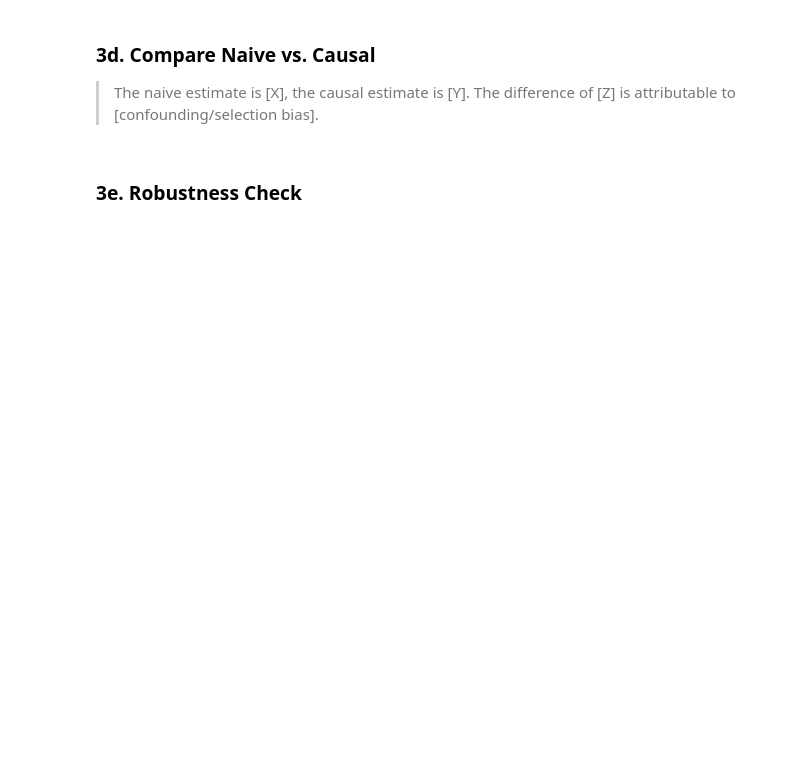
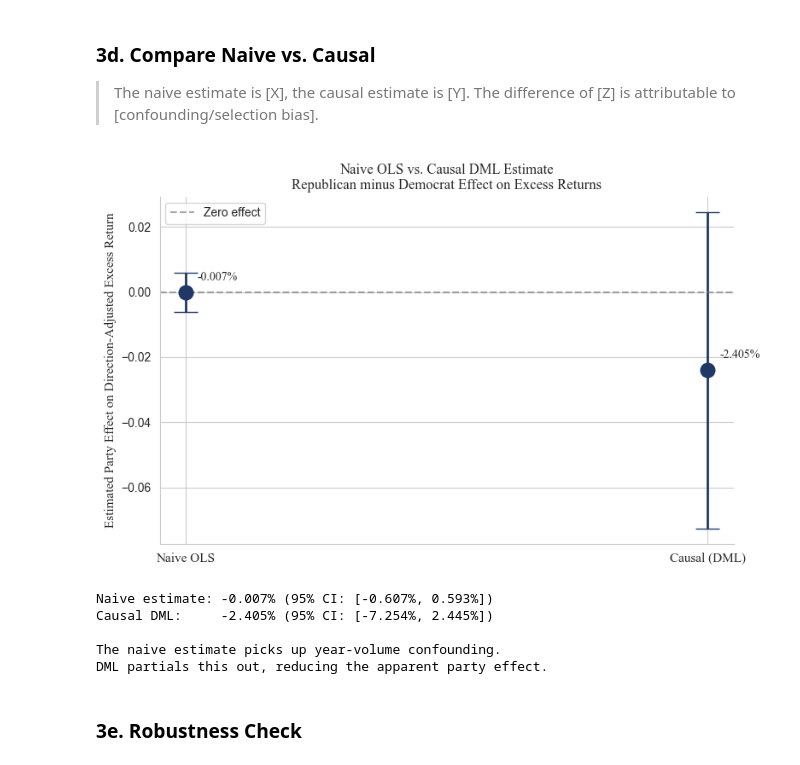
Before and after one commit to emilyperras/econ5200-final-project, a Jupyter notebook: notebooks/ECON5200-Clean.ipynb, the cells around one changed output. Saved outputs shown, nothing was run; the diff lists cells and outputs as text; code cells hidden in the pictures; blank space fills up the shorter version.

```diff
--- a/notebooks/ECON5200-Clean.ipynb
+++ b/notebooks/ECON5200-Clean.ipynb
@@ -148,22 +571,50 @@ This simple comparison is expected to be biased. Document *why*.
 
 > The naive estimate is [X], the causal estimate is [Y]. The difference of [Z] is attributable to [confounding/selection bias].
 # %%
-# --- Comparison Plot ---
-# fig, ax = plt.subplots(figsize=(8, 5))
-#
-# estimates = ['Naive OLS', 'Causal (DML)']
-# points = [naive_estimate, causal_estimate]
-# ci_lower = [naive_ci[0], causal_ci[0]]
-# ci_upper = [naive_ci[1], causal_ci[1]]
-# errors = [[p - l for p, l in zip(points, ci_lower)],
-#           [u - p for p, u in zip(points, ci_upper)]]
-#
-# ax.errorbar(estimates, points, yerr=errors, fmt='o', capsize=8,
-#             markersize=10, linewidth=2, color='#1a237e')
-# ax.axhline(y=0, color='gray', linestyle='--', alpha=0.5)
-# ax.set_ylabel('Estimated Effect')
-# ax.set_title('Naive vs. Causal Estimate')
-# plt.tight_layout()
-# plt.show()
+# --- Comparison Plot: Naive OLS vs Causal DML ---
+fig, ax = plt.subplots(figsize=(8, 5))
+
+estimates = ['Naive OLS', 'Causal (DML)']
+points = [naive_estimate, causal_estimate]
+ci_lower = [naive_ci[0], causal_ci[0]]
+ci_upper = [naive_ci[1], causal_ci[1]]
+errors = [[p - l for p, l in zip(points, ci_lower)],
+          [u - p for p, u in zip(points, ci_upper)]]
+
+ax.errorbar(estimates, points, yerr=errors, fmt='o', capsize=10,
+            markersize=12, linewidth=2, color='#1F3864')
+ax.axhline(y=0, color='gray', linestyle='--', alpha=0.7, label='Zero effect')
+
+ax.set_ylabel('Estimated Party Effect on Direction-Adjusted Excess Return',
+              fontfamily='Times New Roman', fontsize=11)
+ax.set_title('Naive OLS vs. Causal DML Estimate\nRepublican minus Democrat Effect on Excess Returns',
+             fontfamily='Times New Roman', fontsize=12)
+
+for i, (est, pt) in enumerate(zip(estimates, points)):
+    ax.annotate(f'{pt*100:.3f}%', xy=(i, pt), xytext=(10, 10),
+                textcoords='offset points', fontfamily='Times New Roman', fontsize=10)
+
+ax.set_xticks([0, 1])
+ax.set_xticklabels(estimates, fontfamily='Times New Roman', fontsize=11)
+ax.legend(fontsize=10)
+
+for spine in ['top', 'right']:
+    ax.spines[spine].set_visible(False)
+
+plt.tight_layout()
+plt.savefig('naive_vs_causal.png', dpi=150, bbox_inches='tight')
+plt.show()
+
+print(f'\nNaive estimate: {naive_estimate*100:.3f}% (95% CI: [{naive_ci[0]*100:.3f}%, {naive_ci[1]*100:.3f}%])')
+print(f'Causal DML:     {causal_estimate*100:.3f}% (95% CI: [{causal_ci[0]*100:.3f}%, {causal_ci[1]*100:.3f}%])')
+print(f'\nThe naive estimate picks up year-volume confounding.')
+print(f'DML partials this out, reducing the apparent party effect.')
+# %% [output]
+[figure, added]
+Naive estimate: -0.007% (95% CI: [-0.607%, 0.593%])
+Causal DML:     -2.405% (95% CI: [-7.254%, 2.445%])
+
+The naive estimate picks up year-volume confounding.
+DML partials this out, reducing the apparent party effect.
 # %% [markdown]
 ### 3e. Robustness Check
```
Also changed, not shown: parts of 26 cells of this notebook.
